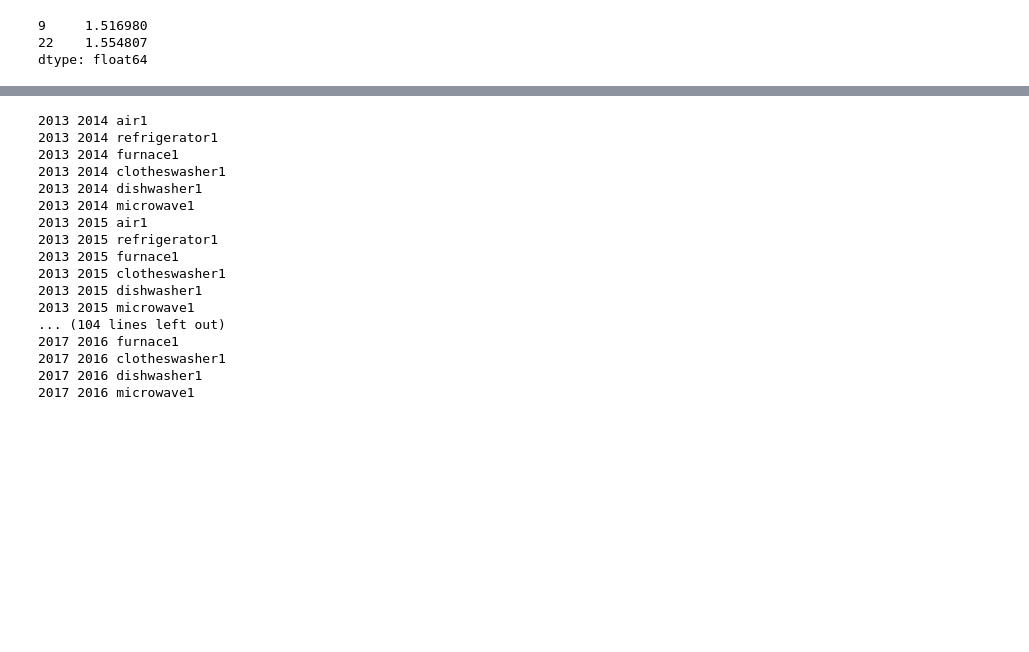
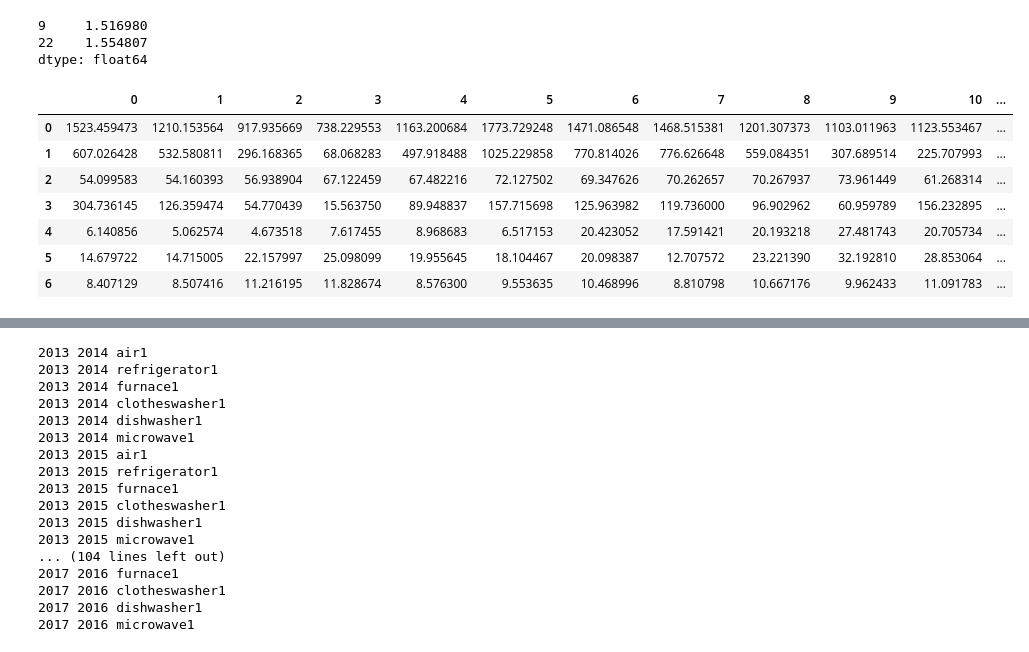
Before and after one commit to yilingjia/dataport, a Jupyter notebook: notebook/data_analysis_outliers.ipynb, the cells around one changed output, grey strips where cells are left out. Cells and saved outputs as stored; diff of their text form; code cells hidden in the pictures; blank space fills up the shorter version.

```diff
--- a/notebook/data_analysis_outliers.ipynb
+++ b/notebook/data_analysis_outliers.ipynb
@@ -83,3 +99,15 @@ pd.DataFrame(all_tensor[year][:, 4]).max(axis=1).nsmallest(2)
 9     1.516980
 22    1.554807
 dtype: float64
+# %%
+# pd.DataFrame(all_tensor[2014][:-5])
+pd.DataFrame(all_tensor[2014][48])
+# %% [output]
+|  | 0 | 1 | 2 | 3 | 4 | 5 | 6 | 7 | 8 | 9 | 10 | ... |
+| 0 | 1523.459473 | 1210.153564 | 917.935669 | 738.229553 | 1163.200684 | 1773.729248 | 1471.086548 | 1468.515381 | 1201.307373 | 1103.011963 | 1123.553467 | ... |
+| 1 | 607.026428 | 532.580811 | 296.168365 | 68.068283 | 497.918488 | 1025.229858 | 770.814026 | 776.626648 | 559.084351 | 307.689514 | 225.707993 | ... |
+| 2 | 54.099583 | 54.160393 | 56.938904 | 67.122459 | 67.482216 | 72.127502 | 69.347626 | 70.262657 | 70.267937 | 73.961449 | 61.268314 | ... |
+| 3 | 304.736145 | 126.359474 | 54.770439 | 15.563750 | 89.948837 | 157.715698 | 125.963982 | 119.736000 | 96.902962 | 60.959789 | 156.232895 | ... |
+| 4 | 6.140856 | 5.062574 | 4.673518 | 7.617455 | 8.968683 | 6.517153 | 20.423052 | 17.591421 | 20.193218 | 27.481743 | 20.705734 | ... |
+| 5 | 14.679722 | 14.715005 | 22.157997 | 25.098099 | 19.955645 | 18.104467 | 20.098387 | 12.707572 | 23.221390 | 32.192810 | 28.853064 | ... |
+| 6 | 8.407129 | 8.507416 | 11.216195 | 11.828674 | 8.576300 | 9.553635 | 10.468996 | 8.810798 | 10.667176 | 9.962433 | 11.091783 | ... |
```
Also changed, not shown: parts of 9 cells of this notebook, 6 other files.
